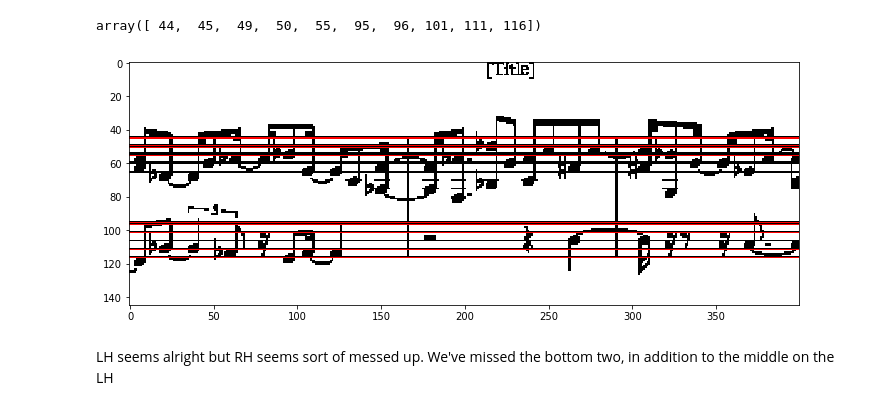
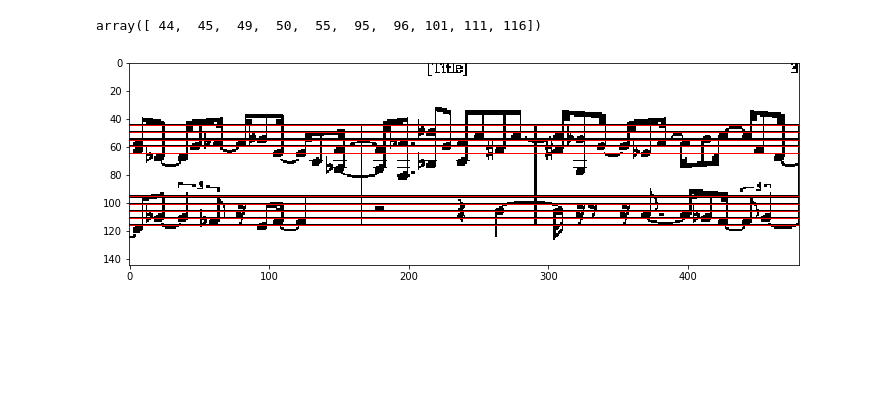
Before and after one commit to db7894/sheet_id, a Jupyter notebook: Summer2018/try_one_page_strip.ipynb, the cells around one changed output. Drawn from its saved outputs; the diff is of its cells as text; code cells hidden in the pictures; blank space fills up the shorter version.

Commit message:
manually fix staff lines

```diff
--- a/Summer2018/try_one_page_strip.ipynb
+++ b/Summer2018/try_one_page_strip.ipynb
@@ -301,3 +318,3 @@ Let's see if we can est locations of bar lines and go from there. I'm going to e
 # %%
 s = strips[0]
-lines = locateStaffLines(s, delta=3)
+lines = locateStaffLines(s)
@@ -305,12 +329,12 @@ lines = locateStaffLines(s, delta=3)
 lines
 # %% [output]
 array([ 44,  45,  49,  50,  55,  95,  96, 101, 111, 116])
+# %%
+linesCorrected = [44, 49, 54, 59, 64, 95, 101, 106, 111, 116]
 # %%
-showImage(s[:, 0:400])
-for line in lines:
+showImage(s)
+for line in linesCorrected:
     plt.axhline(y=line, color='r', linewidth=1)
 plt.show()
 # %% [output]
-[figure, old version]
+[figure, new version]
-# %% [markdown]
-LH seems alright but RH seems sort of messed up. We've missed the bottom two, in addition to the middle on the LH
```
Also changed, not shown: parts of 8 cells of this notebook.
